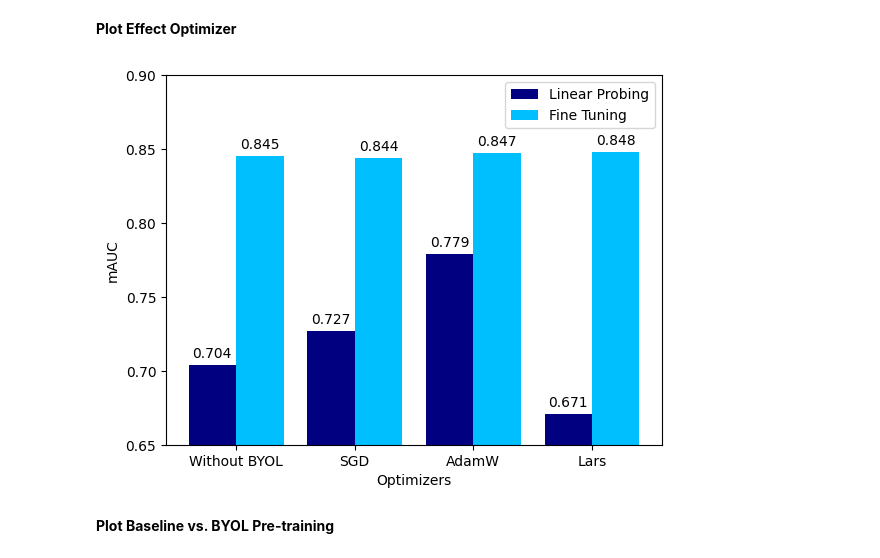
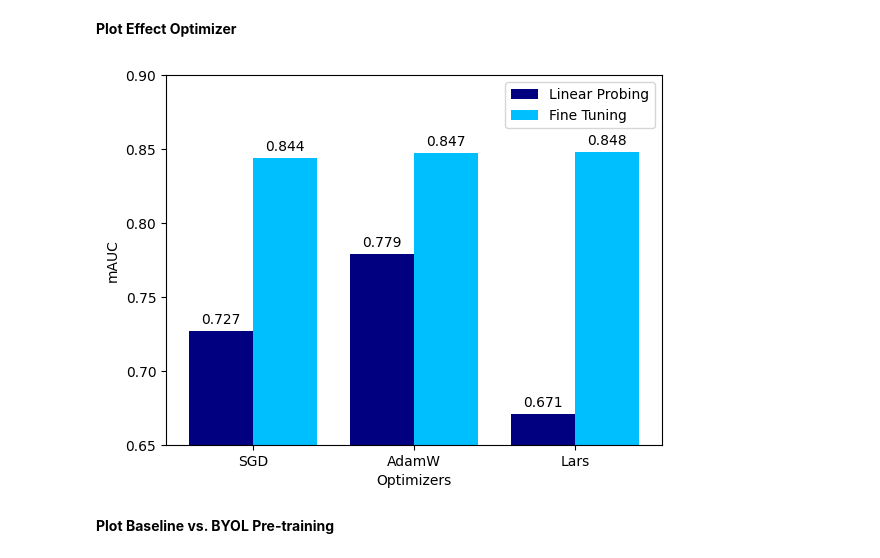
Before and after one commit to bjorneme/master-thesis, a Jupyter notebook: Other/Figures Report/Figures_results.ipynb, the cells around one changed output. Cells and saved outputs as stored; diff of their text form; code cells hidden in the pictures.

Commit message:
Fix figure for the report

```diff
--- a/Other/Figures Report/Figures_results.ipynb
+++ b/Other/Figures Report/Figures_results.ipynb
@@ -76,35 +76,35 @@ plt.show()
 **Plot Effect Optimizer**
 # %%
 # The results
-optimizers = ["Without BYOL", "SGD", "AdamW", "Lars"]
-results_linear_probing = [0.704, 0.727, 0.779, 0.671]
-results_fine_tuning = [0.845, 0.844, 0.847, 0.848]
+optimizers = ["SGD", "AdamW", "Lars"]
+results_linear_probing = [0.727, 0.779, 0.671]
+results_fine_tuning = [0.844, 0.847, 0.848]
 
 # Bar width and indexes
 bar_width = 0.4
-indexes = np.array([0,1,2,3])
+indexes = np.array([0,1,2])
 
 
 # Plotting with value annotations
 bars1 = plt.bar(indexes, results_linear_probing, bar_width, label='Linear Probing', color='navy')
 bars2 = plt.bar(indexes + bar_width, results_fine_tuning, bar_width, label='Fine Tuning', color='deepskyblue')
 
 # Add text on the bars
-for i in range(4):
+for i in range(3):
     plt.text(indexes[i], results_linear_probing[i]+0.005, f'{results_linear_probing[i]:.3f}', ha='center')
     plt.text(indexes[i] + bar_width, results_fine_tuning[i]+0.005, f'{results_fine_tuning[i]:.3f}', ha='center')
 
 # Decide interval for axis
 plt.ylim(0.65, 0.9)
 
 # Plot
 plt.xlabel('Optimizers')
 plt.ylabel('mAUC')
 plt.xticks(indexes + bar_width / 2, optimizers)
 plt.legend()
 plt.show()
 # %% [output]
-[figure, old version]
+[figure, new version]
 # %% [markdown]
 **Plot Baseline vs. BYOL Pre-training**
 # %%
```
